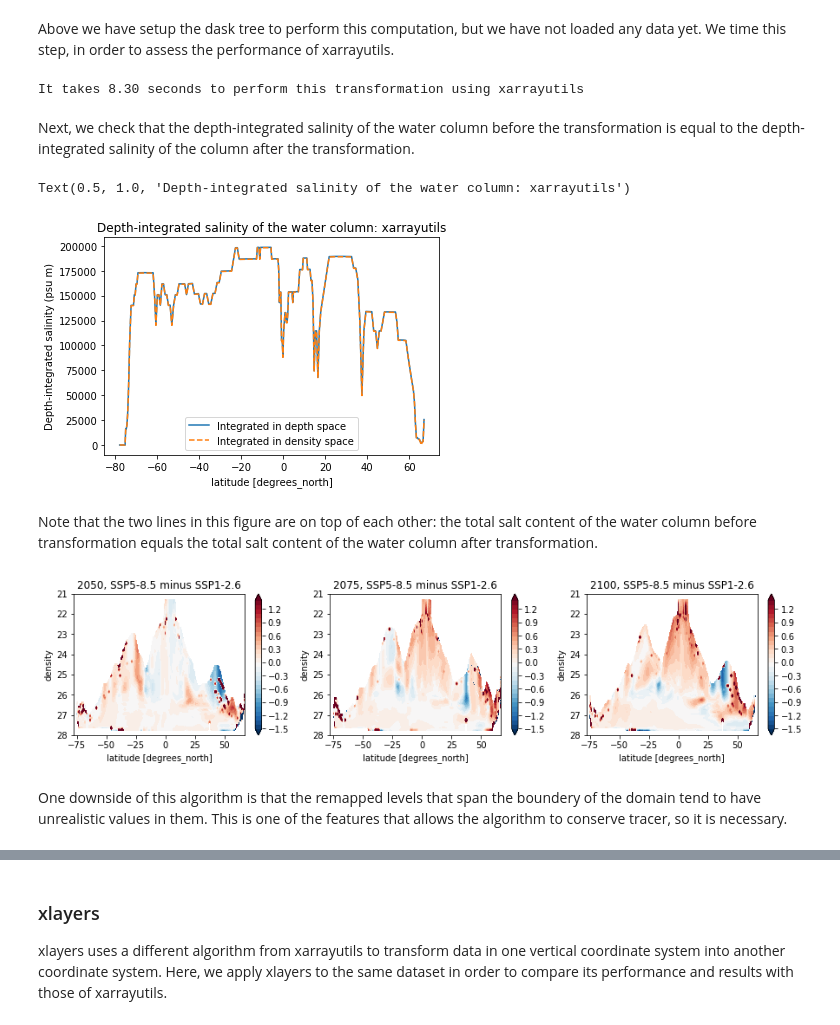
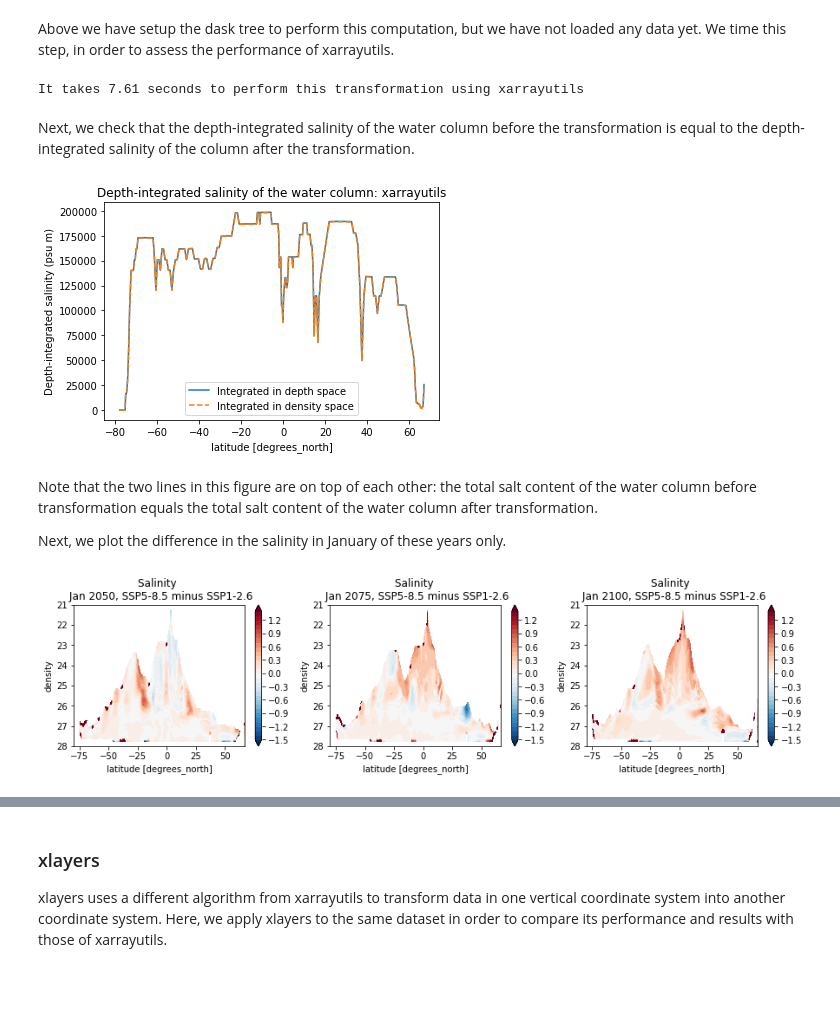
Before and after one commit to cspencerjones/vertical_regridding, a Jupyter notebook: xarrayutils_xlayers.ipynb, the cells around one changed output, grey strips where cells are left out. Saved outputs shown, nothing was run; the diff lists cells and outputs as text; code cells hidden in the pictures; blank space fills up the shorter version.

```diff
--- a/xarrayutils_xlayers.ipynb
+++ b/xarrayutils_xlayers.ipynb
@@ -198,52 +207,63 @@ ds_dens_cons585.coords['remapped'] = xr.DataArray(t_vals, coords=[('remapped', t
 Above we have setup the dask tree to perform this computation, but we have not loaded any data yet. We time this step, in order to assess the performance of xarrayutils.
 # %%
 #load the difference between SSP5-5.8 and SSP1-2.6 in density space
-start=time.time()
-difference_xau=(ds_dens_cons585-ds_dens_cons126).load()
-end=time.time()
+start = time.time()
+ds_dens_cons585.load();
+ds_dens_cons126.load()
+end = time.time()
 print('It takes {:.2f} seconds to perform this transformation using xarrayutils'.format(end-start))
 # %% [output]
-It takes 8.30 seconds to perform this transformation using xarrayutils
+It takes 7.61 seconds to perform this transformation using xarrayutils
 # %% [markdown]
 Next, we check that the depth-integrated salinity of the water column before the transformation is equal to the depth-integrated salinity of the column after the transformation.
 # %%
 # find the height of the grid cells in depth space
-dz_remapped = z_dens_bounds126.diff('regridded').rename({'regridded':'remapped'})
-dz_remapped.coords['remapped'] = ds_dens_cons126.coords['remapped']
+dz_remapped126 = z_dens_bounds126.diff('regridded').rename({'regridded':'remapped'})
+dz_remapped126.coords['remapped'] = ds_dens_cons126.coords['remapped']
+
+dz_remapped585 = z_dens_bounds585.diff('regridded').rename({'regridded':'remapped'})
+dz_remapped585.coords['remapped'] = ds_dens_cons585.coords['remapped']
 
 # find the depth integrated salinity in depth space (blue line)
 ((so126_xau.so*ds_so_ssp126_cs.lev_bnds.diff('bnds')).sum('lev'))[2,:250,0].swap_dims({'j':'latitude'}).plot()
 
 # find the depth integrated salinity in density space (orange dashed line)
-(ds_dens_cons126*dz_remapped).sum('remapped')[2,:250].swap_dims({'j':'latitude'}).plot(linestyle='dashed')
+(ds_dens_cons126*dz_remapped126).sum('remapped')[2,:250].swap_dims({'j':'latitude'}).plot(linestyle='dashed')
 plt.ylabel('Depth-integrated salinity (psu m)')
 plt.legend(('Integrated in depth space','Integrated in density space'))
-plt.title('Depth-integrated salinity of the water column: xarrayutils')
+plt.title('Depth-integrated salinity of the water column: xarrayutils');
 # %% [output]
-Text(0.5, 1.0, 'Depth-integrated salinity of the water column: xarrayutils')
 [figure]
 # %% [markdown]
 Note that the two lines in this figure are on top of each other: the total salt content of the water column before transformation equals the total salt content of the water column after transformation.
+
+Next, we plot the difference in the salinity in January of these years only.
 # %%
-fig,ax=plt.subplots(1,3,figsize=(15, 3))
+fig,ax = plt.subplots(1,3,figsize=(15, 3))
+difference_xau = ds_dens_cons585.where(dz_remapped585>0)-ds_dens_cons126.where(dz_remapped126>0)
+
 #plot difference in 2050
-difference_xau.where(dz_remapped>0)[0:12,:250,:].mean('time').swap_dims({'j':'latitude'}).plot.contourf(x='latitude',y='remapped',ax=ax[0],levels=np.arange(-1.5,1.5,0.1),cmap='RdBu_r')
-ax[0].set_title('2050, SSP5-8.5 minus SSP1-2.6')
+(difference_xau[(difference_xau['time.month']==1) & (difference_xau['time.year']==2050)].squeeze()
+              .swap_dims({'j':'latitude'})).plot.contourf(x='latitude',y='remapped',ax=ax[0],levels=np.arange(-1.5,1.5,0.1),cmap='RdBu_r')
+ax[0].set_title('Salinity \n Jan 2050, SSP5-8.5 minus SSP1-2.6')
 ax[0].set_ylabel('density')
 ax[0].set_ylim(28,21)
+ax[0].set_xlim(-80,67)
 
 #plot difference in 2075
-difference_xau.where(dz_remapped>0)[12:24,:250,:].mean('time').swap_dims({'j':'latitude'}).plot.contourf(x='latitude',y='remapped',ax=ax[1],levels=np.arange(-1.5,1.5,0.1),cmap='RdBu_r')
-ax[1].set_title('2075, SSP5-8.5 minus SSP1-2.6')
+(difference_xau[(difference_xau['time.month']==1) & (difference_xau['time.year']==2075)].squeeze()
+              .swap_dims({'j':'latitude'})).plot.contourf(x='latitude',y='remapped',ax=ax[1],levels=np.arange(-1.5,1.5,0.1),cmap='RdBu_r')
+ax[1].set_title('Salinity \n Jan 2075, SSP5-8.5 minus SSP1-2.6')
 ax[1].set_ylabel('density')
 ax[1].set_ylim(28,21)
+ax[1].set_xlim(-80,67)
 
 #plot difference in 2100
-difference_xau.where(dz_remapped>0)[24:,:250,:].mean('time').swap_dims({'j':'latitude'}).plot.contourf(x='latitude',y='remapped',ax=ax[2],levels=np.arange(-1.5,1.5,0.1),cmap='RdBu_r')
-ax[2].set_title('2100, SSP5-8.5 minus SSP1-2.6')
+(difference_xau[(difference_xau['time.month']==1) & (difference_xau['time.year']==2100)].squeeze()
+              .swap_dims({'j':'latitude'})).plot.contourf(x='latitude',y='remapped',ax=ax[2],levels=np.arange(-1.5,1.5,0.1),cmap='RdBu_r')
+ax[2].set_title('Salinity \n Jan 2100, SSP5-8.5 minus SSP1-2.6')
 ax[2].set_ylabel('density')
-ax[2].set_ylim(28,21);
+ax[2].set_ylim(28,21)
+ax[2].set_xlim(-80,67);
 # %% [output]
-[figure, old version]
+[figure, new version]
-# %% [markdown]
-One downside of this algorithm is that the remapped levels that span the boundery of the domain tend to have unrealistic values in them. This is one of the features that allows the algorithm to conserve tracer, so it is necessary.
```
Also changed, not shown: parts of 19 cells of this notebook.
